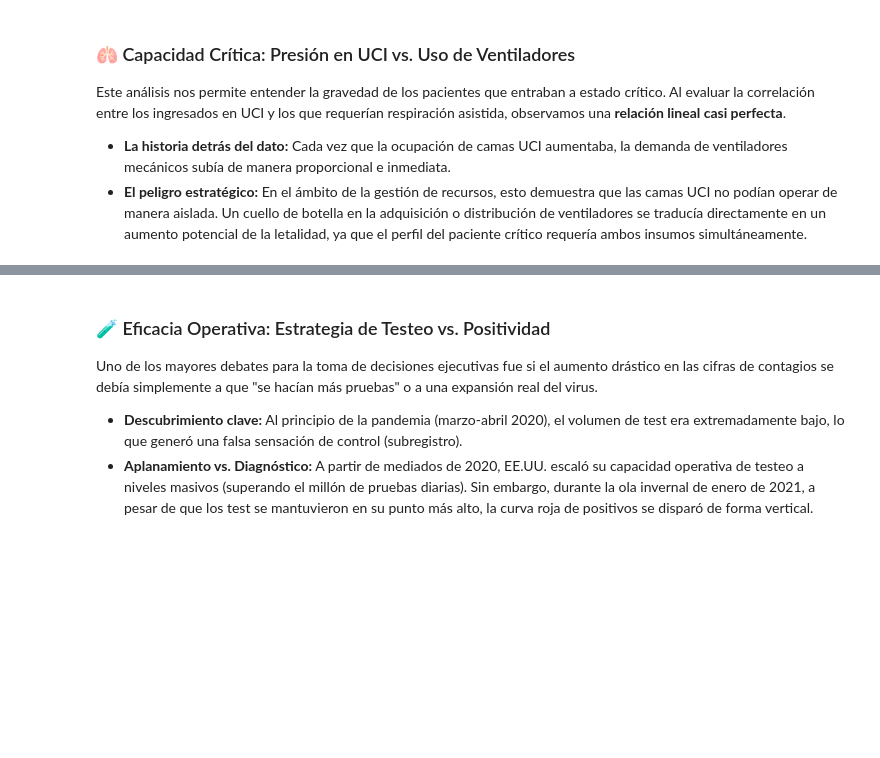
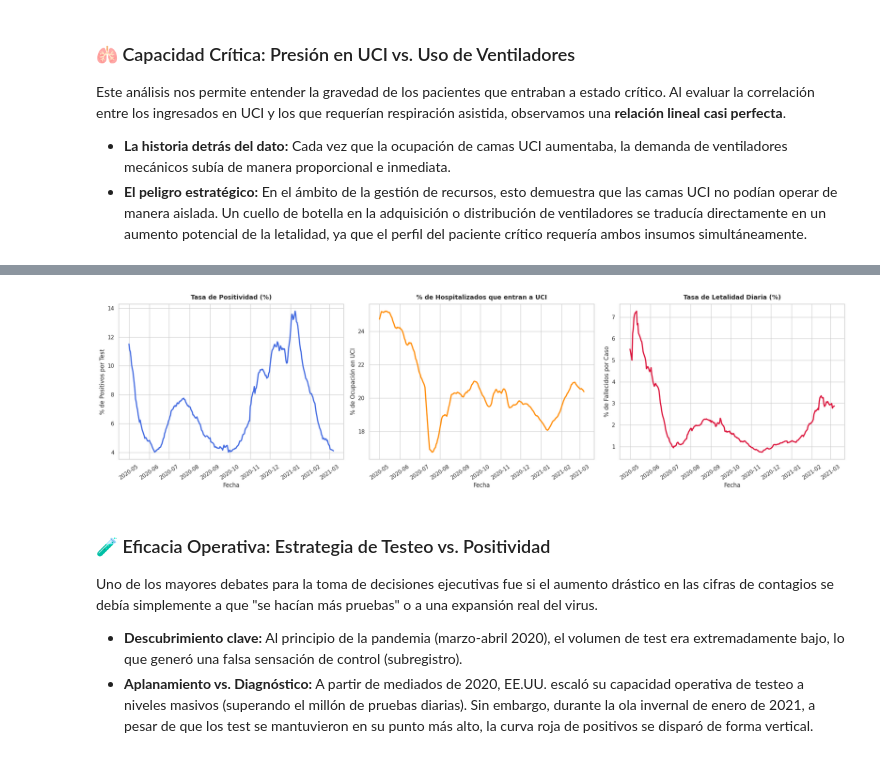
Before and after one commit to Bootcamp-DA-P2/Proyecto-EDA-Exploratory-Data-Analysis-Grupo-6, a Jupyter notebook: notebook/Proyecto_EDA_Exploratory_Data_Analysis_Grupo_6.ipynb, the cells around one changed output, grey strips where cells are left out. Saved outputs shown, nothing was run; the diff lists cells and outputs as text; code cells hidden in the pictures; blank space fills up the shorter version.

Commit message:
New graphics added and various modifications

```diff
--- a/notebook/Proyecto_EDA_Exploratory_Data_Analysis_Grupo_6.ipynb
+++ b/notebook/Proyecto_EDA_Exploratory_Data_Analysis_Grupo_6.ipynb
@@ -144,9 +60,0 @@ dtype: int64
-# %%
-#Eliminacion de valores nulos y sustituimos por 0
-df['inIcuCumulative'] = df['inIcuCumulative'].fillna(0)
-df['hospitalizedCumulative'] = df['hospitalizedCumulative'].fillna(0)
-df['negative'] = df['negative'].fillna(0)
-df['onVentilatorCumulative'] = df['onVentilatorCumulative'].fillna(0)
-
-print("Valores nulos después de rellenar los restantes con 0:")
-print(df.isnull().sum())
@@ -173,3 +60,0 @@ dtype: int64
-# %%
-#Ordenar cronológicamente
-df = df.sort_values('date').reset_index(drop=True)
@@ -469,6 +373,59 @@ fig_tests.update_layout(
 fig_tests.show()
 # %% [output]
 [interactive output not drawn]
+# %%
+
+# 1. Filtrar el dataset para empezar desde el 1 de Mayo de 2020
+# Esto elimina el ruido de los primeros dos meses donde no se registraban bien los hospitalizados
+df_filtrado = df[df['date'] >= '2020-05-01'].copy()
+
+# 2. Calcular las tasas base multiplicadas por 100 usando el dataframe filtrado
+df_filtrado['tasa_letalidad'] = (df_filtrado['deathIncrease'] / df_filtrado['positiveIncrease'] * 100).fillna(0)
+df_filtrado['tasa_positividad'] = (df_filtrado['positiveIncrease'] / df_filtrado['totalTestResultsIncrease'] * 100).fillna(0)
+df_filtrado['porcentaje_uci'] = (df_filtrado['inIcuCurrently'] / df_filtrado['hospitalizedCurrently'] * 100).fillna(0)
+
+# Limpiar posibles infinitos remanentes
+df_filtrado.replace([np.inf, -np.inf], 0, inplace=True)
+
+# Acotar máximos lógicos por si acaso
+df_filtrado['tasa_letalidad'] = df_filtrado['tasa_letalidad'].clip(upper=15.0)
+df_filtrado['tasa_positividad'] = df_filtrado['tasa_positividad'].clip(upper=100.0)
+df_filtrado['porcentaje_uci'] = df_filtrado['porcentaje_uci'].clip(upper=100.0)
+
+# 4. Calcular medias móviles de 7 días
+df_filtrado['tasa_positividad_7d'] = df_filtrado['tasa_positividad'].rolling(window=7, min_periods=1).mean()
+df_filtrado['porcentaje_uci_7d'] = df_filtrado['porcentaje_uci'].rolling(window=7, min_periods=1).mean()
+df_filtrado['tasa_letalidad_7d'] = df_filtrado['tasa_letalidad'].rolling(window=7, min_periods=1).mean()
+
+# 5. Configurar la cuadrícula de visualización (Usando df_filtrado)
+fig, axes = plt.subplots(1, 3, figsize=(22, 6))
+sns.set_theme(style="whitegrid")
+
+# Gráfico 1: Tasa de Positividad
+sns.lineplot(data=df_filtrado, x='date', y='tasa_positividad_7d', ax=axes[0], color='royalblue', linewidth=2.5)
+axes[0].set_title('Tasa de Positividad (%)', fontsize=13, fontweight='bold', pad=10)
+axes[0].set_ylabel('% de Positivos por Test')
+axes[0].set_xlabel('Fecha')
+axes[0].tick_params(axis='x', rotation=35)
+
+# Gráfico 2: Porcentaje de Hospitalizados en UCI
+sns.lineplot(data=df_filtrado, x='date', y='porcentaje_uci_7d', ax=axes[1], color='darkorange', linewidth=2.5)
+axes[1].set_title('% de Hospitalizados que entran a UCI', fontsize=13, fontweight='bold', pad=10)
+axes[1].set_ylabel('% de Ocupación en UCI')
+axes[1].set_xlabel('Fecha')
+axes[1].tick_params(axis='x', rotation=35)
+
+# Gráfico 3: Tasa de Letalidad
+sns.lineplot(data=df_filtrado, x='date', y='tasa_letalidad_7d', ax=axes[2], color='crimson', linewidth=2.5)
+axes[2].set_title('Tasa de Letalidad Diaria (%)', fontsize=13, fontweight='bold', pad=10)
+axes[2].set_ylabel('% de Fallecidos por Caso')
+axes[2].set_xlabel('Fecha')
+axes[2].tick_params(axis='x', rotation=35)
+
+plt.tight_layout()
+plt.show()
+# %% [output]
+[figure, added]
 # %% [markdown]
 ### 🧪 Eficacia Operativa: Estrategia de Testeo vs. Positividad
 
```
Also changed, not shown: parts of 18 cells of this notebook.
